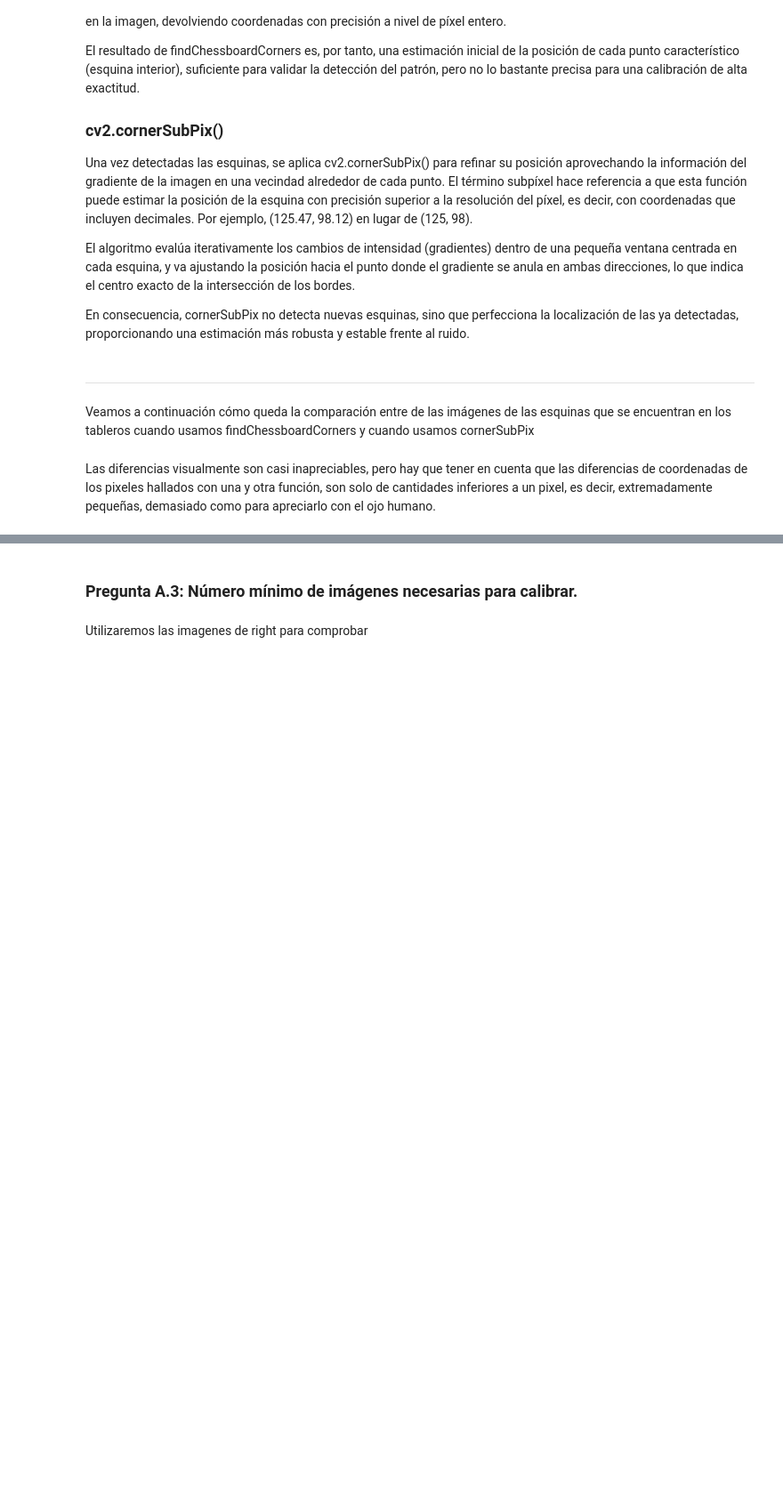
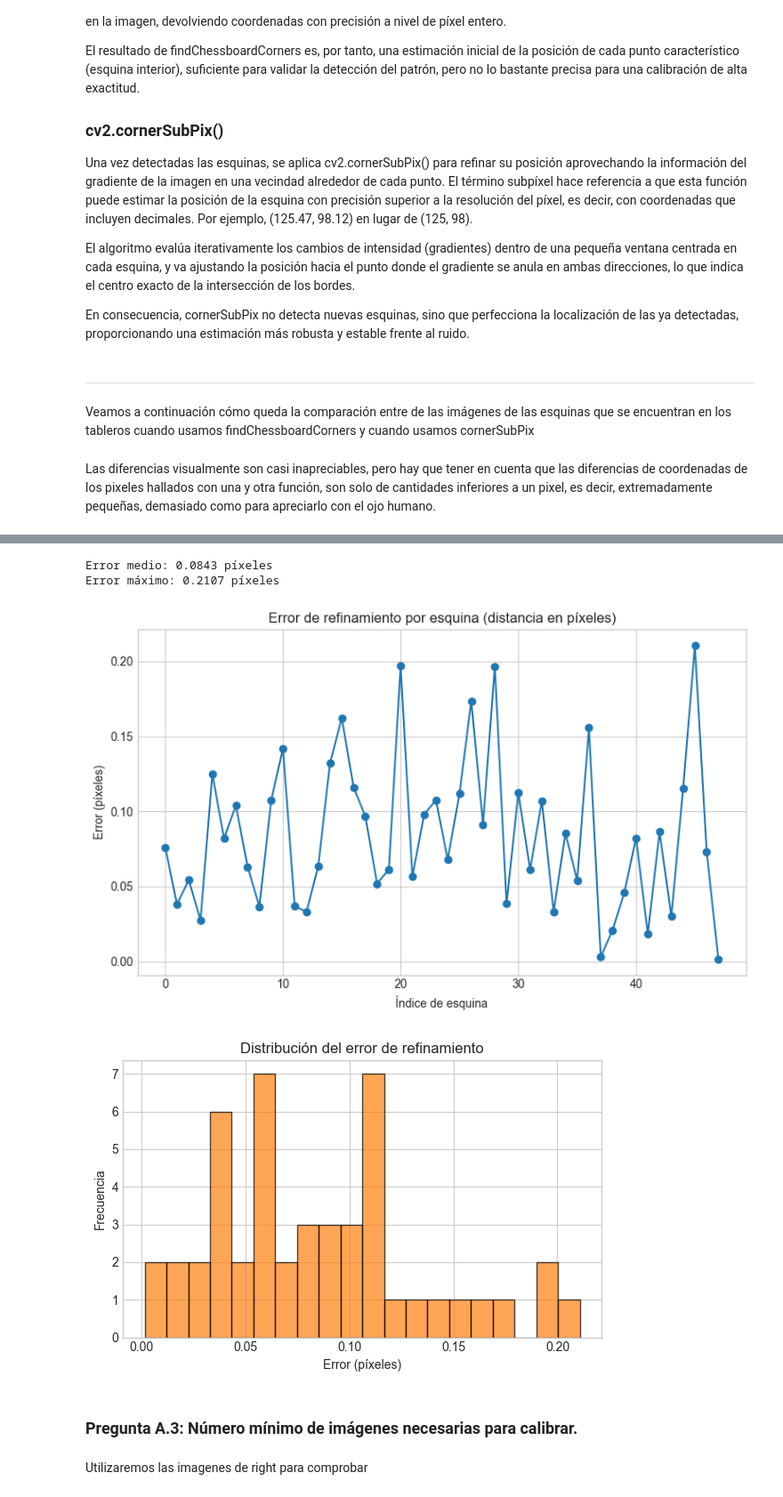
Before and after one commit to andresgilvicente/computer-vision-I-labs, a Jupyter notebook: Lab_2/src/lab_2.ipynb, the cells around one changed output, grey strips where cells are left out. Shown at 89% size. Cells and saved outputs as stored; diff of their text form; code cells hidden in the pictures; blank space fills up the shorter version.

```diff
--- a/Lab_2/src/lab_2.ipynb
+++ b/Lab_2/src/lab_2.ipynb
@@ -499,2 +564,40 @@ Las diferencias visualmente son casi inapreciables, pero hay que tener en cuenta
+# %%
+import numpy as np
+import matplotlib.pyplot as plt
+
+# Convertimos los arrays a formato (N, 2)
+corners_raw = corners_right[10][1].reshape(-1, 2)
+corners_refined = corners_refined_right[10].reshape(-1, 2)
+
+# Calculamos el error euclidiano por punto
+errors = np.linalg.norm(corners_refined - corners_raw, axis=1)
+
+# Mostramos estadísticas básicas
+print(f"Error medio: {errors.mean():.4f} píxeles")
+print(f"Error máximo: {errors.max():.4f} píxeles")
+
+# --- Gráfico de errores por punto ---
+plt.figure(figsize=(8, 5))
+plt.title("Error de refinamiento por esquina (distancia en píxeles)")
+plt.plot(errors, marker='o', linestyle='-', color='tab:blue')
+plt.xlabel("Índice de esquina")
+plt.ylabel("Error (píxeles)")
+plt.grid(True)
+plt.tight_layout()
+plt.show()
+
+# --- Gráfico de histograma ---
+plt.figure(figsize=(6, 4))
+plt.title("Distribución del error de refinamiento")
+plt.hist(errors, bins=20, color='tab:orange', edgecolor='black', alpha=0.7)
+plt.xlabel("Error (píxeles)")
+plt.ylabel("Frecuencia")
+plt.tight_layout()
+plt.show()
+# %% [output]
+Error medio: 0.0843 píxeles
+Error máximo: 0.2107 píxeles
+[figure, added]
+[figure, added]
 # %% [markdown]
 ### **Pregunta A.3:** Número mínimo de imágenes necesarias para calibrar.
```
Also changed, not shown: parts of 8 cells of this notebook, 29 other files.
